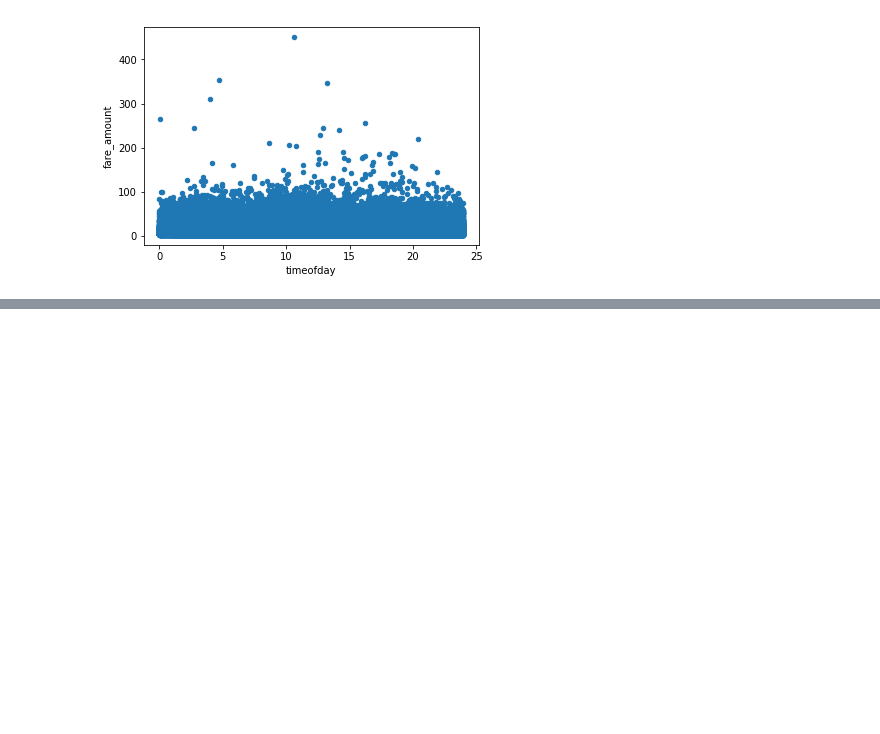
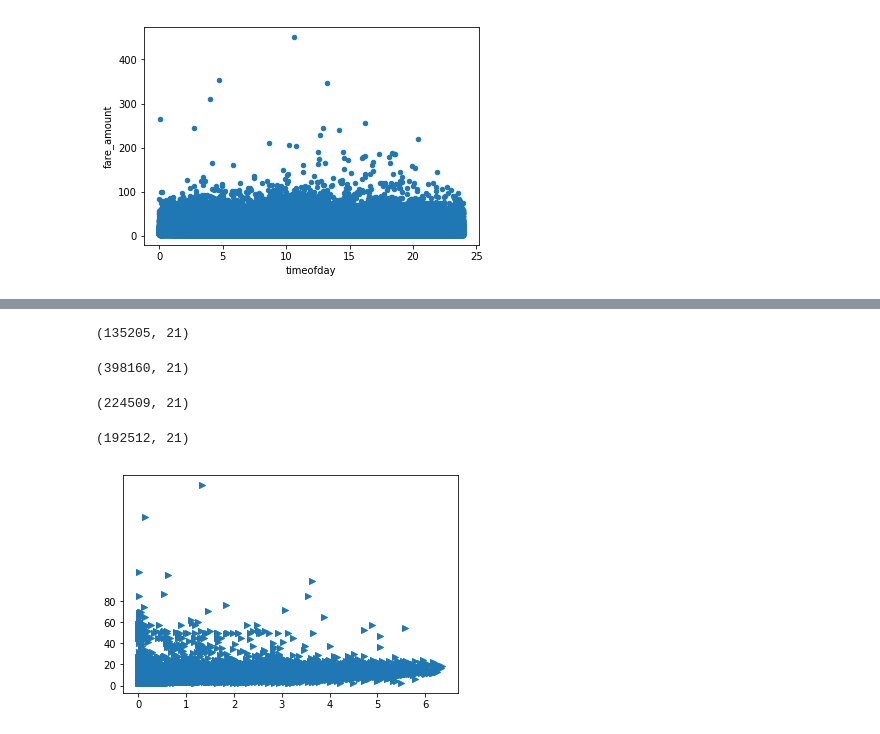
Before and after one commit to shengcode/CSE-519---Data-Science, a Jupyter notebook: CSE519HW2.ipynb, the cells around one changed output, grey strips where cells are left out. Drawn from its saved outputs; the diff is of its cells as text; code cells hidden in the pictures; blank space fills up the shorter version.

```diff
--- a/CSE519HW2.ipynb
+++ b/CSE519HW2.ipynb
@@ -89,3 +88,6 @@ df = pd.read_csv("D:/CSE519/all/train.csv", header=0, skiprows=lambda i: i>0 and
 df.shape
 # %% [output]
 (554253, 8)
+# %%
+df = df.dropna()
+df.shape
@@ -347,0 +354,2 @@ plot3_3=df_clean_ondistance.plot(kind='scatter',x='timeofday', y='fare_amount')
+# %%
+df_clean2=df_clean_ondistance
@@ -347,0 +372,6 @@ plot3_3=df_clean_ondistance.plot(kind='scatter',x='timeofday', y='fare_amount')
+# %%
+WithinManhattan=df_clean2.loc[ (df_clean2['pickup_manhattan']<=2) & (df_clean2['dropoff_manhattan']<=2) ]
+# %%
+WithinManhattan.shape
+# %% [output]
+(135205, 21)
@@ -347,0 +380,29 @@ plot3_3=df_clean_ondistance.plot(kind='scatter',x='timeofday', y='fare_amount')
+# %%
+OutManhattan_one_direction.shape
+# %% [output]
+(398160, 21)
+# %%
+OutManhattan=df_clean2.loc[ (df_clean2['pickup_manhattan']>2) & (df_clean2['dropoff_manhattan']>2) ]
+OutManhattan.shape
+# %% [output]
+(224509, 21)
+# %%
+OutManhattan_short=OutManhattan.loc[OutManhattan['travelDistance']<=6]
+OutManhattan_short.shape
+# %% [output]
+(192512, 21)
+# %%
+x1=WithinManhattan['travelDistance']
+y1=WithinManhattan['fare_amount']
+
+#plt.subplot(121)
+plt.scatter(x1, y1,  marker=">")
+
+#plt.subplot(122)
+
+
+plt.yticks(np.arange(0, 20, 5))
+
+plt.show()
+# %% [output]
+[figure, added]
```
Also changed, not shown: parts of 9 cells of this notebook.
